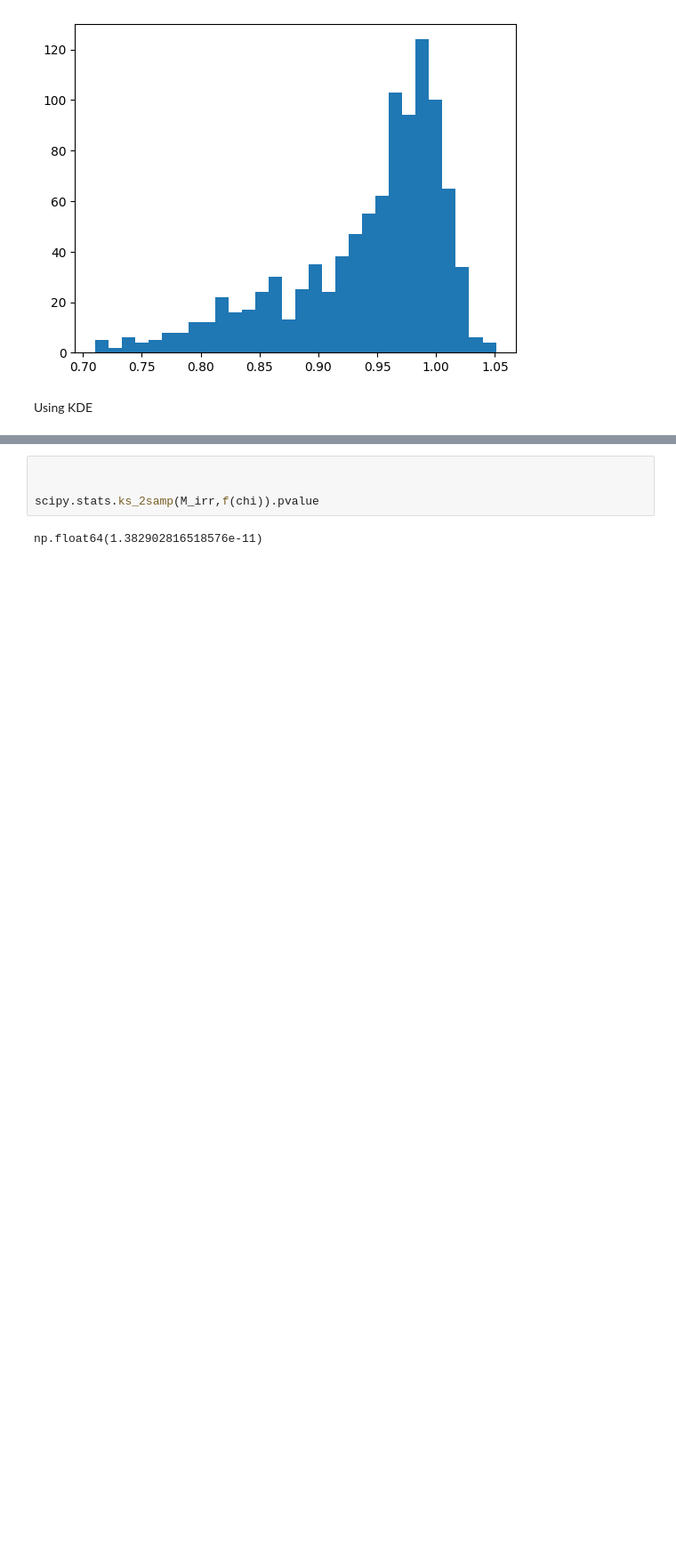
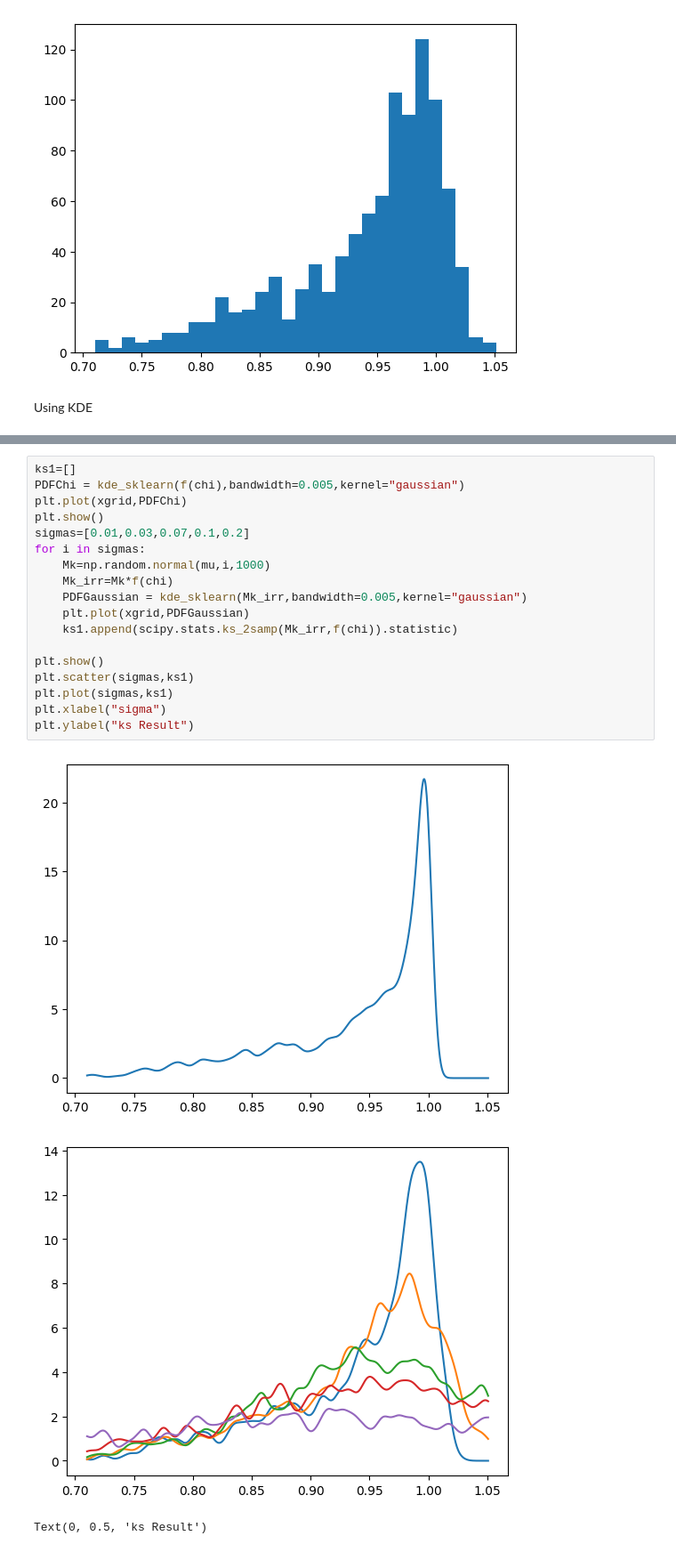
Before and after one commit to Sofiadossena/astrostatistics_bicocca_2025, a Jupyter notebook: working/Bhmass.ipynb, the cells around one changed output, grey strips where cells are left out. Shown at 89% size. Saved outputs shown, nothing was run; the diff lists cells and outputs as text; blank space fills up the shorter version.

```diff
--- a/working/Bhmass.ipynb
+++ b/working/Bhmass.ipynb
@@ -39,8 +39,24 @@ plt.plot(xgrid,PDFGaussian);
 # %% [output]
 [figure]
-# %%
-
-
-scipy.stats.ks_2samp(M_irr,f(chi)).pvalue
-# %% [output]
-np.float64(1.382902816518576e-11)
+# %%
+ks1=[]
+PDFChi = kde_sklearn(f(chi),bandwidth=0.005,kernel="gaussian")
+plt.plot(xgrid,PDFChi)
+plt.show()
+sigmas=[0.01,0.03,0.07,0.1,0.2]
+for i in sigmas:
+    Mk=np.random.normal(mu,i,1000)
+    Mk_irr=Mk*f(chi)
+    PDFGaussian = kde_sklearn(Mk_irr,bandwidth=0.005,kernel="gaussian")
+    plt.plot(xgrid,PDFGaussian)
+    ks1.append(scipy.stats.ks_2samp(Mk_irr,f(chi)).statistic)
+
+plt.show()
+plt.scatter(sigmas,ks1)
+plt.plot(sigmas,ks1)
+plt.xlabel("sigma")
+plt.ylabel("ks Result")
+# %% [output]
+[figure, added]
+[figure, added]
+Text(0, 0.5, 'ks Result')
```
Also changed, not shown: parts of 3 cells of this notebook.
